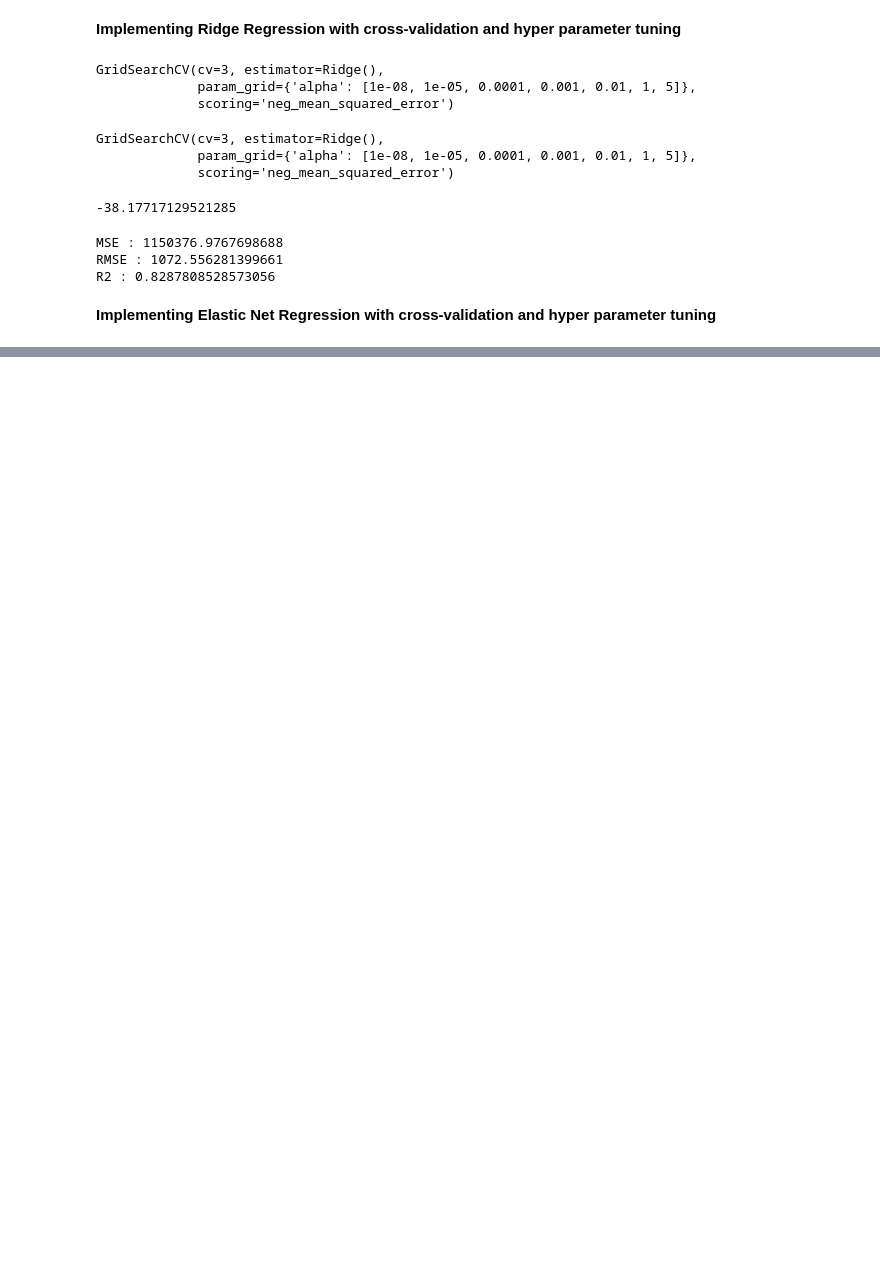
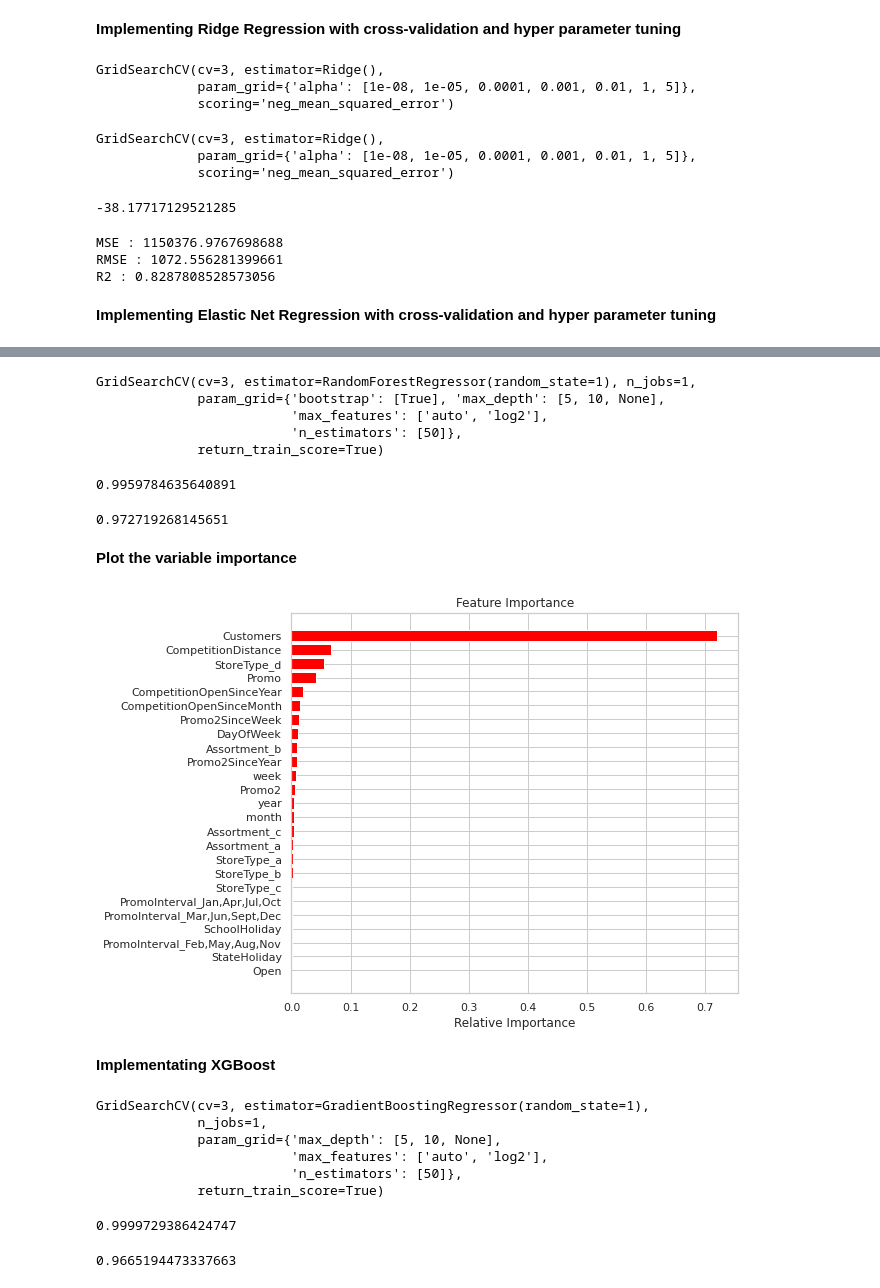
Before and after one commit to sudeep-009/Retail-Sales-Prediction, a Jupyter notebook: Rossmann_Sales_Prediction_Capstone_Project.ipynb, the cells around one changed output, grey strips where cells are left out. Saved outputs shown, nothing was run; the diff lists cells and outputs as text; code cells hidden in the pictures; blank space fills up the shorter version.

Commit message:
Random Forest Classifier

```diff
--- a/Rossmann_Sales_Prediction_Capstone_Project.ipynb
+++ b/Rossmann_Sales_Prediction_Capstone_Project.ipynb
@@ -565,7 +569,7 @@ plotter('Assortment','Sales',final_df,10,15)
 # %% [markdown]
 **One hot encoding for categorical features like StoreType, Assortment, PromoInterval**
 # %%
-main_df = pd.get_dummies(final_df, columns = ['StoreType', 'Assortment', 'PromoInterval'])
+main_df = pd.get_dummies(final_df, columns = ['StoreType', 'Assortment'])
 main_df.head()
 # %% [output]
 |  | Store | DayOfWeek | Sales | Customers | Open | Promo | StateHoliday | SchoolHoliday | Sales/Customer | ... |
@@ -726,6 +730,6 @@ R2 : 0.8287808528573056
 # %%
 from sklearn.linear_model import ElasticNet
 elastic = ElasticNet()
-parameters = {'alpha': [1e-5,1e-4,1e-3,1e-2,1e-1,1,5],'l1_ratio':[0.3,0.4,0.5,0.6,0.7,0.8]}
+parameters = {'alpha': [1e-5,1e-4,1e-3,1e-2,1e-1,1,5],'l1_ratio':[0.3,0.4,0.5,0.6,0.7]}
 elastic_regressor = GridSearchCV(elastic, parameters, scoring='neg_mean_squared_error',cv=5)
 elastic_regressor.fit(X_train, y_train)
@@ -748,12 +765,18 @@ NameError: ignored
 # %%
 
 #  # For GBM, use GradientBoostingClassifier()
-# param_grid = {  'bootstrap': [True], 'max_depth': [5, 10, None], 'max_features': ['auto', 'log2'], 'n_estimators': [50]}
-# rfr = RandomForestRegressor(random_state = 1)
+param_grid = {  'bootstrap': [True], 'max_depth': [5, 10, None], 'max_features': ['auto', 'log2'], 'n_estimators': [50]}
+rfr = RandomForestRegressor(random_state = 1)
 
-# g_search = GridSearchCV(estimator = rfr, param_grid = param_grid,
+g_search = GridSearchCV(estimator = rfr, param_grid = param_grid,
 
-#                           cv = 3, n_jobs = 1, verbose = 0, return_train_score=True)
+                          cv = 3, n_jobs = 1, verbose = 0, return_train_score=True)
 
 # # Fit the object to train dataset
-# RandomForest.fit(X_train, y_train)
+g_search.fit(X_train, y_train)
+# %% [output]
+GridSearchCV(cv=3, estimator=RandomForestRegressor(random_state=1), n_jobs=1,
+             param_grid={'bootstrap': [True], 'max_depth': [5, 10, None],
+                         'max_features': ['auto', 'log2'],
+                         'n_estimators': [50]},
+             return_train_score=True)
@@ -759,0 +786,45 @@ NameError: ignored
+# %%
+# Obtain accuracy on train set
+r2_score(y_train,train_preds)
+# %% [output]
+0.9959784635640891
+# %%
+# Obtain accuracy on test set
+r2_score(y_test,test_preds)
+# %% [output]
+0.972719268145651
+# %% [markdown]
+**Plot the variable importance**
+# %%
+features = X.columns
+importances = g_search.best_estimator_.feature_importances_
+indices = np.argsort(importances)
+# %%
+plt.title('Feature Importance')
+plt.barh(range(len(indices)), importances[indices], color='red', align='center')
+plt.yticks(range(len(indices)), [features[i] for i in indices])
+plt.xlabel('Relative Importance')
+
+plt.show()
+# %% [output]
+[figure, added]
+# %% [markdown]
+**Implementating XGBoost**
+# %%
+#  # For GBM, use GradientBoostingClassifier()
+param_grid = {  'max_depth': [5, 10, None], 'max_features': ['auto', 'log2'], 'n_estimators': [50]}
+gbr = GradientBoostingRegressor(random_state = 1)
+
+g_search = GridSearchCV(estimator = gbr, param_grid = param_grid,
+
+                          cv = 3, n_jobs = 1, verbose = 0, return_train_score=True)
+
+# # Fit the object to train dataset
+g_search.fit(X_train, y_train)
+# %% [output]
+GridSearchCV(cv=3, estimator=GradientBoostingRegressor(random_state=1),
+             n_jobs=1,
+             param_grid={'max_depth': [5, 10, None],
+                         'max_features': ['auto', 'log2'],
+                         'n_estimators': [50]},
+             return_train_score=True)
@@ -759,0 +834,10 @@ NameError: ignored
+# %%
+# Obtain accuracy on train set
+r2_score(y_train,train_preds)
+# %% [output]
+0.9999729386424747
+# %%
+# Obtain accuracy on test set
+r2_score(y_test,test_preds)
+# %% [output]
+0.9665194473337663
```
Also changed, not shown: parts of 15 cells of this notebook.
